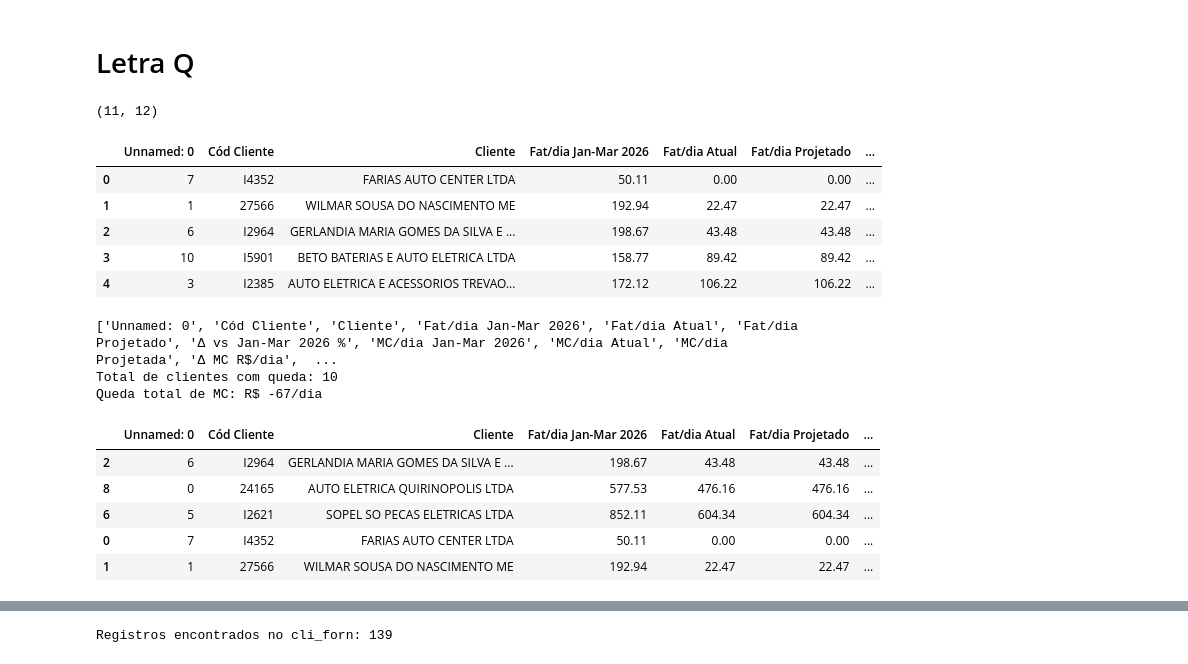
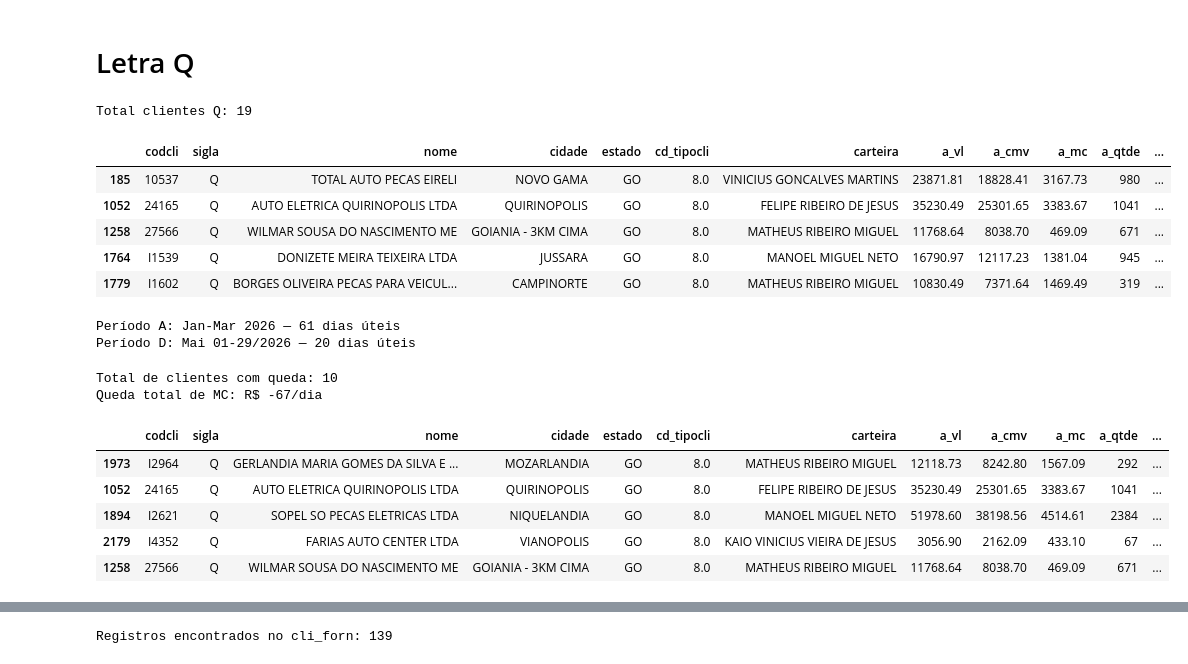
Before and after one commit to Pecista-priscila/vendas-gyn, a Jupyter notebook: atenção.ipynb, the cells around one changed output, grey strips where cells are left out. Saved outputs shown, nothing was run; the diff lists cells and outputs as text; code cells hidden in the pictures.

```diff
--- a/atenção.ipynb
+++ b/atenção.ipynb
@@ -16,0 +18,10 @@ df.head()
+# %%
+import json
+with open('_config.json', 'r', encoding='utf-8') as f:
+    cfg = json.load(f)
+
+N_DIAS_A = int(cfg['n_dias_a'])
+N_DIAS_D = int(cfg['n_dias_d'])
+
+print(f"Período A: {cfg['periodo_a']} — {N_DIAS_A} dias úteis")
+print(f"Período D: {cfg['periodo_d']} — {N_DIAS_D} dias úteis")
@@ -284,38 +302,49 @@ plt.show()
 # %%
 import pandas as pd
 
-Q = pd.read_csv('clientes_Q_atencao.csv')
-print(Q.shape)
-Q.head()
+df = pd.read_csv('clientes.csv')
+df = df[df['sigla'] == 'Q'].copy()
+print(f"Total clientes Q: {len(df)}")
+df.head()
 # %% [output]
-(11, 12)
+Total clientes Q: 19
-|  | Unnamed: 0 | Cód Cliente | Cliente | Fat/dia Jan-Mar 2026 | Fat/dia Atual | Fat/dia Projetado | ... |
-| 0 | 7 | I4352 | FARIAS AUTO CENTER LTDA | 50.11 | 0.00 | 0.00 | ... |
-| 1 | 1 | 27566 | WILMAR SOUSA DO NASCIMENTO ME | 192.94 | 22.47 | 22.47 | ... |
-| 2 | 6 | I2964 | GERLANDIA MARIA GOMES DA SILVA E ... | 198.67 | 43.48 | 43.48 | ... |
-| 3 | 10 | I5901 | BETO BATERIAS E AUTO ELETRICA LTDA | 158.77 | 89.42 | 89.42 | ... |
-| 4 | 3 | I2385 | AUTO ELETRICA E ACESSORIOS TREVAO... | 172.12 | 106.22 | 106.22 | ... |
+|  | codcli | sigla | nome | cidade | estado | cd_tipocli | carteira | a_vl | a_cmv | a_mc | a_qtde | ... |
+| 185 | 10537 | Q | TOTAL AUTO PECAS EIRELI | NOVO GAMA | GO | 8.0 | VINICIUS GONCALVES MARTINS | 23871.81 | 18828.41 | 3167.73 | 980 | ... |
+| 1052 | 24165 | Q | AUTO ELETRICA QUIRINOPOLIS LTDA | QUIRINOPOLIS | GO | 8.0 | FELIPE RIBEIRO DE JESUS | 35230.49 | 25301.65 | 3383.67 | 1041 | ... |
+| 1258 | 27566 | Q | WILMAR SOUSA DO NASCIMENTO ME | GOIANIA - 3KM CIMA | GO | 8.0 | MATHEUS RIBEIRO MIGUEL | 11768.64 | 8038.70 | 469.09 | 671 | ... |
+| 1764 | I1539 | Q | DONIZETE MEIRA TEIXEIRA LTDA | JUSSARA | GO | 8.0 | MANOEL MIGUEL NETO | 16790.97 | 12117.23 | 1381.04 | 945 | ... |
+| 1779 | I1602 | Q | BORGES OLIVEIRA PECAS PARA VEICUL... | CAMPINORTE | GO | 8.0 | MATHEUS RIBEIRO MIGUEL | 10830.49 | 7371.64 | 1469.49 | 319 | ... |
+# %%
+import json
+with open('_config.json', 'r', encoding='utf-8') as f:
+    cfg = json.load(f)
+
+N_DIAS_A = int(cfg['n_dias_a'])
+N_DIAS_D = int(cfg['n_dias_d'])
+
+print(f"Período A: {cfg['periodo_a']} — {N_DIAS_A} dias úteis")
+print(f"Período D: {cfg['periodo_d']} — {N_DIAS_D} dias úteis")
+# %% [output]
+Período A: Jan-Mar 2026 — 61 dias úteis
+Período D: Mai 01-29/2026 — 20 dias úteis
 # %%
-print(Q.columns.tolist())
+df['a_mc_d'] = df['a_mc'] / N_DIAS_A
+df['d_mc_d'] = df['d_mc'] / N_DIAS_D
+df['Δ MC/dia R$'] = df['d_mc_d'] - df['a_mc_d']
 
-# Garante que Δ MC R$/dia é numérico
-Q['Δ MC R$/dia'] = pd.to_numeric(Q['Δ MC R$/dia'], errors='coerce')
+df_queda = df[df['Δ MC/dia R$'] < 0].copy()
+df_queda = df_queda.sort_values('Δ MC/dia R$', ascending=True)
 
-# Filtra só quem teve queda real (valor negativo)
-Q_queda = Q[Q['Δ MC R$/dia'] < 0].copy()
-Q_queda = Q_queda.sort_values('Δ MC R$/dia', ascending=True)  # mais negativo primeiro
-
-print(f"Total de clientes com queda: {len(Q_queda)}")
-print(f"Queda total de MC: R$ {Q_queda['Δ MC R$/dia'].sum():.0f}/dia")
-Q_queda.head()
+print(f"Total de clientes com queda: {len(df_queda)}")
+print(f"Queda total de MC: R$ {df_queda['Δ MC/dia R$'].sum():.0f}/dia")
+df_queda.head()
 # %% [output]
-['Unnamed: 0', 'Cód Cliente', 'Cliente', 'Fat/dia Jan-Mar 2026', 'Fat/dia Atual', 'Fat/dia Projetado', 'Δ vs Jan-Mar 2026 %', 'MC/dia Jan-Mar 2026', 'MC/dia Atual', 'MC/dia Projetada', 'Δ MC R$/dia',  ...
 Total de clientes com queda: 10
 Queda total de MC: R$ -67/dia
-|  | Unnamed: 0 | Cód Cliente | Cliente | Fat/dia Jan-Mar 2026 | Fat/dia Atual | Fat/dia Projetado | ... |
-| 2 | 6 | I2964 | GERLANDIA MARIA GOMES DA SILVA E ... | 198.67 | 43.48 | 43.48 | ... |
-| 8 | 0 | 24165 | AUTO ELETRICA QUIRINOPOLIS LTDA | 577.53 | 476.16 | 476.16 | ... |
-| 6 | 5 | I2621 | SOPEL SO PECAS ELETRICAS LTDA | 852.11 | 604.34 | 604.34 | ... |
-| 0 | 7 | I4352 | FARIAS AUTO CENTER LTDA | 50.11 | 0.00 | 0.00 | ... |
-| 1 | 1 | 27566 | WILMAR SOUSA DO NASCIMENTO ME | 192.94 | 22.47 | 22.47 | ... |
+|  | codcli | sigla | nome | cidade | estado | cd_tipocli | carteira | a_vl | a_cmv | a_mc | a_qtde | ... |
+| 1973 | I2964 | Q | GERLANDIA MARIA GOMES DA SILVA E ... | MOZARLANDIA | GO | 8.0 | MATHEUS RIBEIRO MIGUEL | 12118.73 | 8242.80 | 1567.09 | 292 | ... |
+| 1052 | 24165 | Q | AUTO ELETRICA QUIRINOPOLIS LTDA | QUIRINOPOLIS | GO | 8.0 | FELIPE RIBEIRO DE JESUS | 35230.49 | 25301.65 | 3383.67 | 1041 | ... |
+| 1894 | I2621 | Q | SOPEL SO PECAS ELETRICAS LTDA | NIQUELANDIA | GO | 8.0 | MANOEL MIGUEL NETO | 51978.60 | 38198.56 | 4514.61 | 2384 | ... |
+| 2179 | I4352 | Q | FARIAS AUTO CENTER LTDA | VIANOPOLIS | GO | 8.0 | KAIO VINICIUS VIEIRA DE JESUS | 3056.90 | 2162.09 | 433.10 | 67 | ... |
+| 1258 | 27566 | Q | WILMAR SOUSA DO NASCIMENTO ME | GOIANIA - 3KM CIMA | GO | 8.0 | MATHEUS RIBEIRO MIGUEL | 11768.64 | 8038.70 | 469.09 | 671 | ... |
 # %%
```
Also changed, not shown: parts of 21 cells of this notebook, 4 other files.
